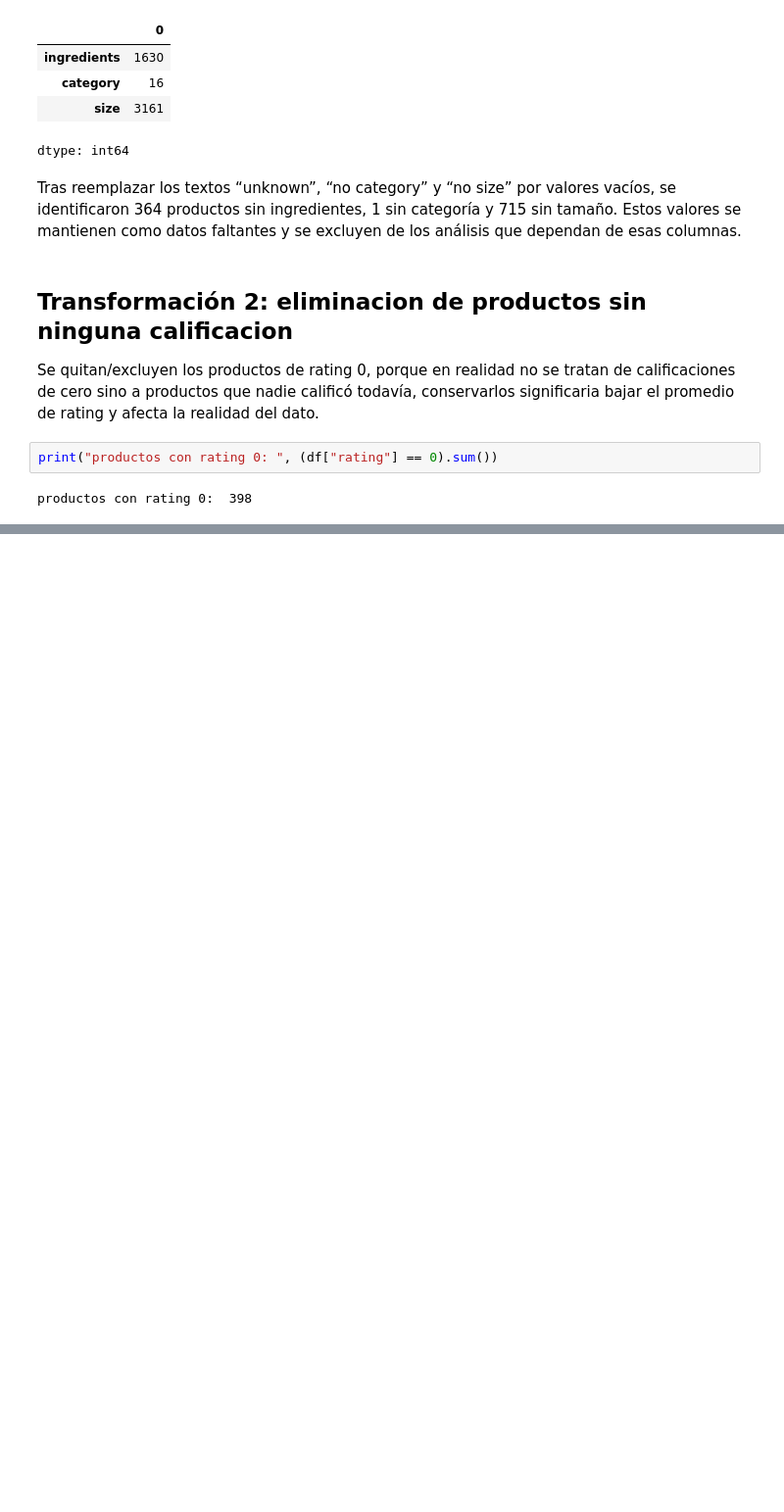
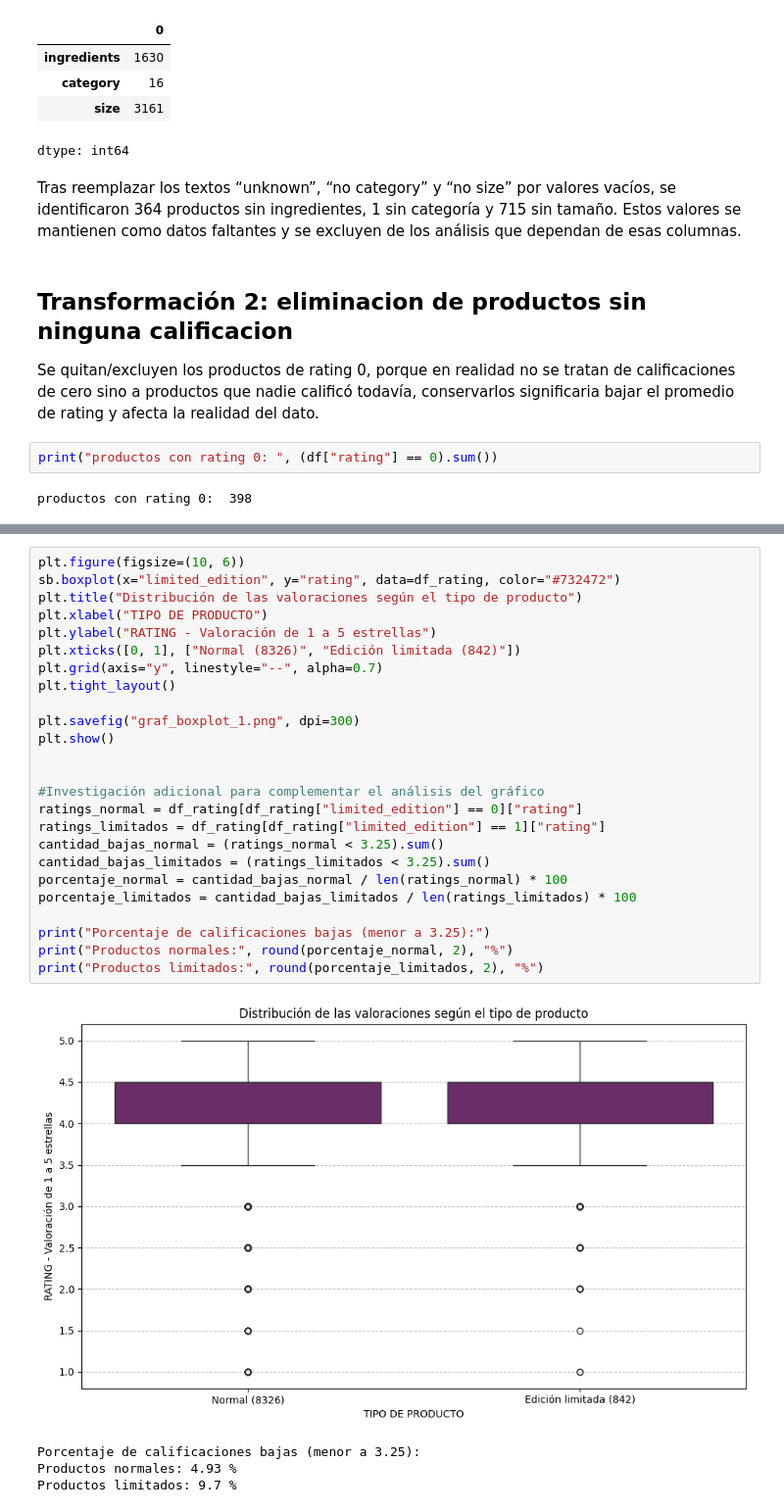
Before and after one commit to lourrosaa/TP-Grupal-Analisis, a Jupyter notebook: TP_analisis.ipynb, the cells around one changed output, grey strips where cells are left out. Shown at 98% size. Saved outputs shown, nothing was run; the diff lists cells and outputs as text; blank space fills up the shorter version.

```diff
--- a/TP_analisis.ipynb
+++ b/TP_analisis.ipynb
@@ -149,0 +203,30 @@ productos con rating 0:  398
+# %%
+plt.figure(figsize=(10, 6))
+sb.boxplot(x="limited_edition", y="rating", data=df_rating, color="#732472")
+plt.title("Distribución de las valoraciones según el tipo de producto")
+plt.xlabel("TIPO DE PRODUCTO")
+plt.ylabel("RATING - Valoración de 1 a 5 estrellas")
+plt.xticks([0, 1], ["Normal (8326)", "Edición limitada (842)"])
+plt.grid(axis="y", linestyle="--", alpha=0.7)
+plt.tight_layout()
+
+plt.savefig("graf_boxplot_1.png", dpi=300)
+plt.show()
+
+
+#Investigación adicional para complementar el análisis del gráfico
+ratings_normal = df_rating[df_rating["limited_edition"] == 0]["rating"]
+ratings_limitados = df_rating[df_rating["limited_edition"] == 1]["rating"]
+cantidad_bajas_normal = (ratings_normal < 3.25).sum()
+cantidad_bajas_limitados = (ratings_limitados < 3.25).sum()
+porcentaje_normal = cantidad_bajas_normal / len(ratings_normal) * 100
+porcentaje_limitados = cantidad_bajas_limitados / len(ratings_limitados) * 100
+
+print("Porcentaje de calificaciones bajas (menor a 3.25):")
+print("Productos normales:", round(porcentaje_normal, 2), "%")
+print("Productos limitados:", round(porcentaje_limitados, 2), "%")
+# %% [output]
+[figure, added]
+Porcentaje de calificaciones bajas (menor a 3.25):
+Productos normales: 4.93 %
+Productos limitados: 9.7 %
```
Also changed, not shown: parts of 15 cells of this notebook.
